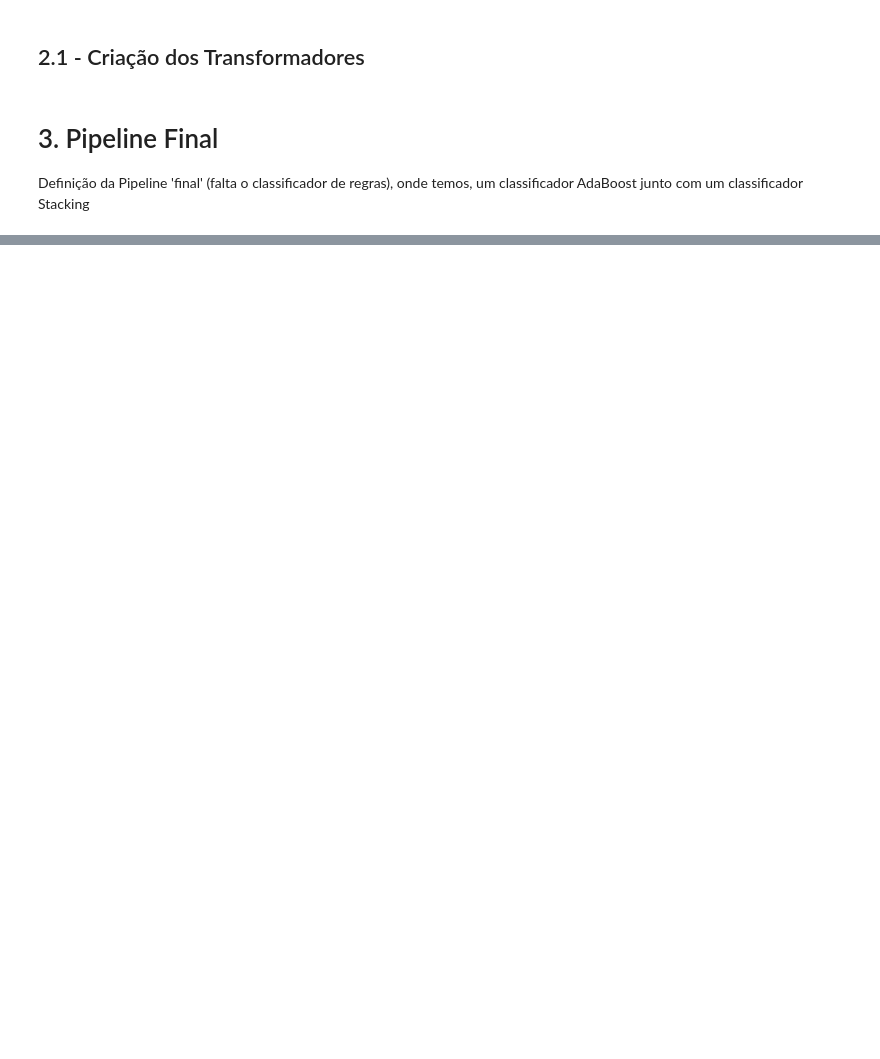
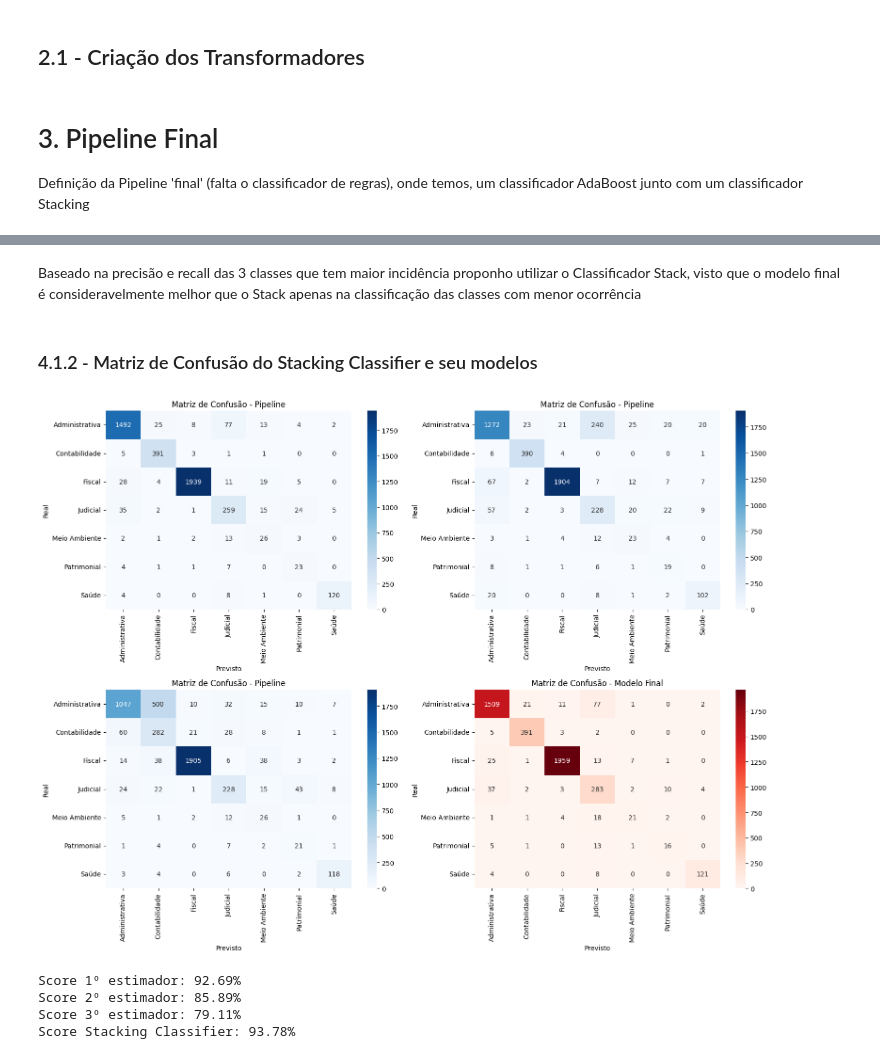
Before and after one commit to Esdras-Daniel/pgm-dataanalysis, a Jupyter notebook: notebooks/006_voting_classifier.ipynb, the cells around one changed output, grey strips where cells are left out. Saved outputs shown, nothing was run; the diff lists cells and outputs as text; code cells hidden in the pictures; blank space fills up the shorter version.

```diff
--- a/notebooks/006_voting_classifier.ipynb
+++ b/notebooks/006_voting_classifier.ipynb
@@ -295,0 +345,17 @@ final_pipeline = Pipeline([
+# %% [markdown]
+Baseado na precisão e recall das 3 classes que tem maior incidência proponho utilizar o Classificador Stack, visto que o modelo final é consideravelmente melhor que o Stack apenas na classificação das classes com menor ocorrência
+# %% [markdown]
+### 4.1.2 - Matriz de Confusão do Stacking Classifier e seu modelos
+# %%
+plot_confusion_matrices(final_model.estimators_[1], X_test, y_test, labels=label_encoder.classes_)
+# %% [output]
+[figure, added]
+# %%
+for i, estimator in enumerate(final_model.estimators_[1].estimators_):
+    print(f'Score {i+1}º estimador: {estimator.score(X_test, y_test)*100:.2f}%')
+print(f'Score Stacking Classifier: {final_model.estimators_[1].score(X_test, y_test)*100:.2f}%')
+# %% [output]
+Score 1º estimador: 92.69%
+Score 2º estimador: 85.89%
+Score 3º estimador: 79.11%
+Score Stacking Classifier: 93.78%
```
Also changed, not shown: parts of 23 cells of this notebook, 10 other files.
